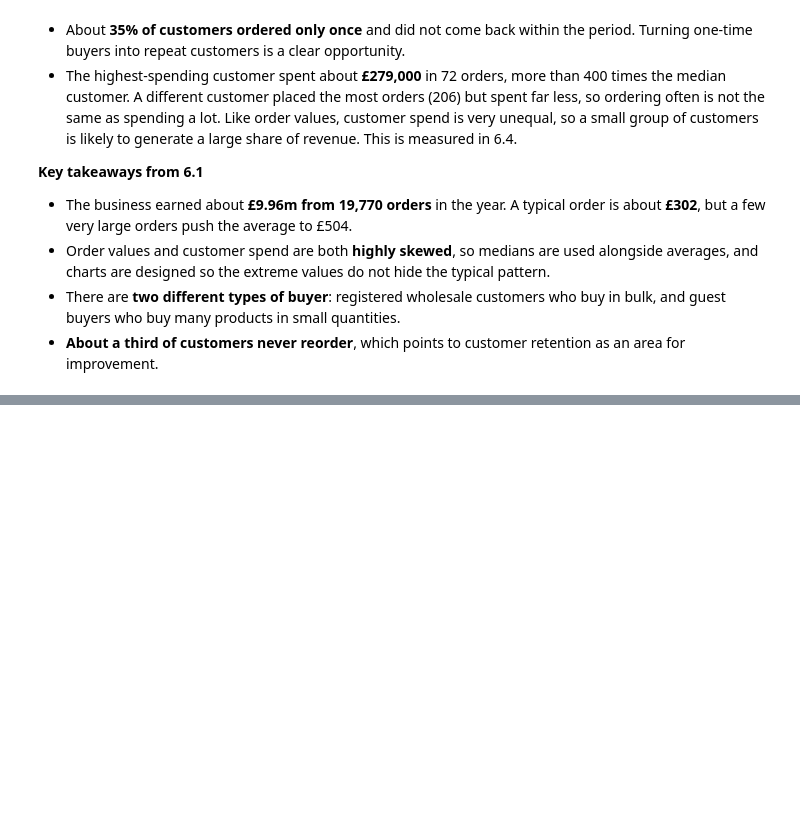
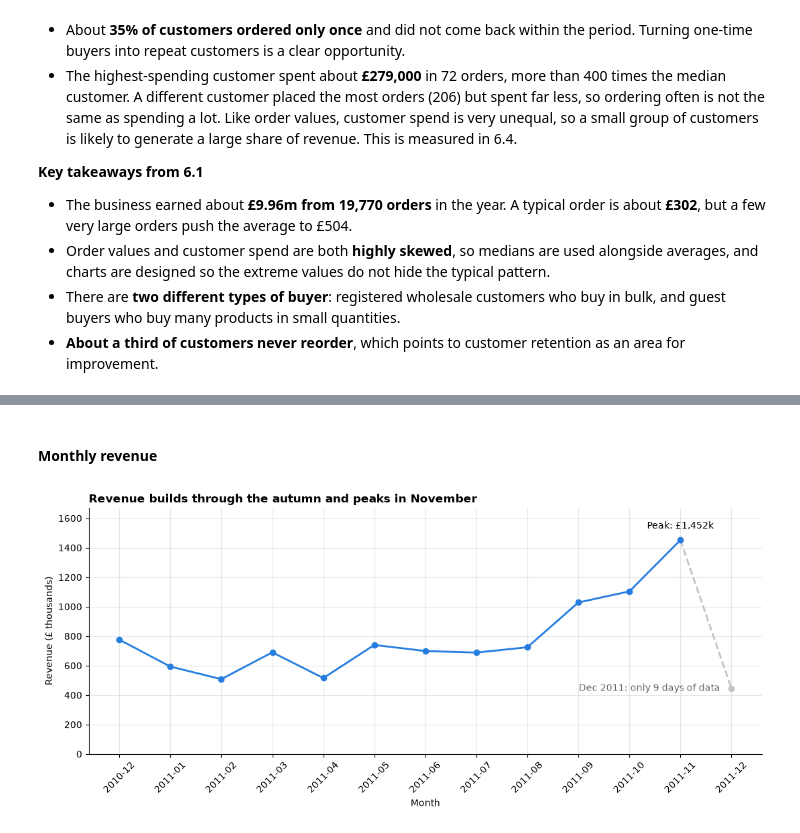
Before and after one commit to Matheus-Castilho/CA2-DV, a Jupyter notebook: CA2-DV.ipynb, the cells around one changed output, grey strips where cells are left out. Drawn from its saved outputs; the diff is of its cells as text; code cells hidden in the pictures; blank space fills up the shorter version.

Commit message:
Add sales over time analysis: monthly, weekday and hourly revenue

```diff
--- a/CA2-DV.ipynb
+++ b/CA2-DV.ipynb
@@ -737,0 +744,31 @@ Customers who ordered only once: 34.7%
+# %%
+# Colours used for every chart in the notebook
+MAIN = '#257de0'    # blue: main data or highlighted values
+MUTED = '#c4c4c4'   # grey: context or incomplete data
+# %% [markdown]
+#### Monthly revenue
+# %%
+monthly = df.groupby('YearMonth')['TotalPrice'].sum() / 1000   # revenue in £ thousands
+
+fig, ax = plt.subplots(figsize=(11, 5))
+
+# Full months as a solid blue line (drawn first so the months stay in order)
+ax.plot(monthly.index[:-1], monthly.values[:-1], color=MAIN, linewidth=2, marker='o', zorder=3)
+# Last two points as a grey dashed line, because December 2011 is incomplete
+ax.plot(monthly.index[-2:], monthly.values[-2:], color=MUTED, linewidth=2, linestyle='--', marker='o', zorder=2)
+
+# Label the peak and explain the last point
+ax.annotate(f'Peak: £{monthly.max():,.0f}k', xy=('2011-11', monthly['2011-11']),
+            xytext=(0, 10), textcoords='offset points', ha='center', va='bottom')
+ax.annotate('Dec 2011: only 9 days of data', xy=('2011-12', monthly['2011-12']),
+            xytext=(-12, 0), textcoords='offset points', ha='right', va='center', color='#666666')
+
+ax.set_title('Revenue builds through the autumn and peaks in November', fontweight='bold', loc='left')
+ax.set_xlabel('Month')
+ax.set_ylabel('Revenue (£ thousands)')
+ax.set_ylim(0, monthly.max() * 1.15)
+plt.xticks(rotation=45)
+plt.tight_layout()
+plt.show()
+# %% [output]
+[figure, added]
```
Also changed, not shown: parts of 12 cells of this notebook.
